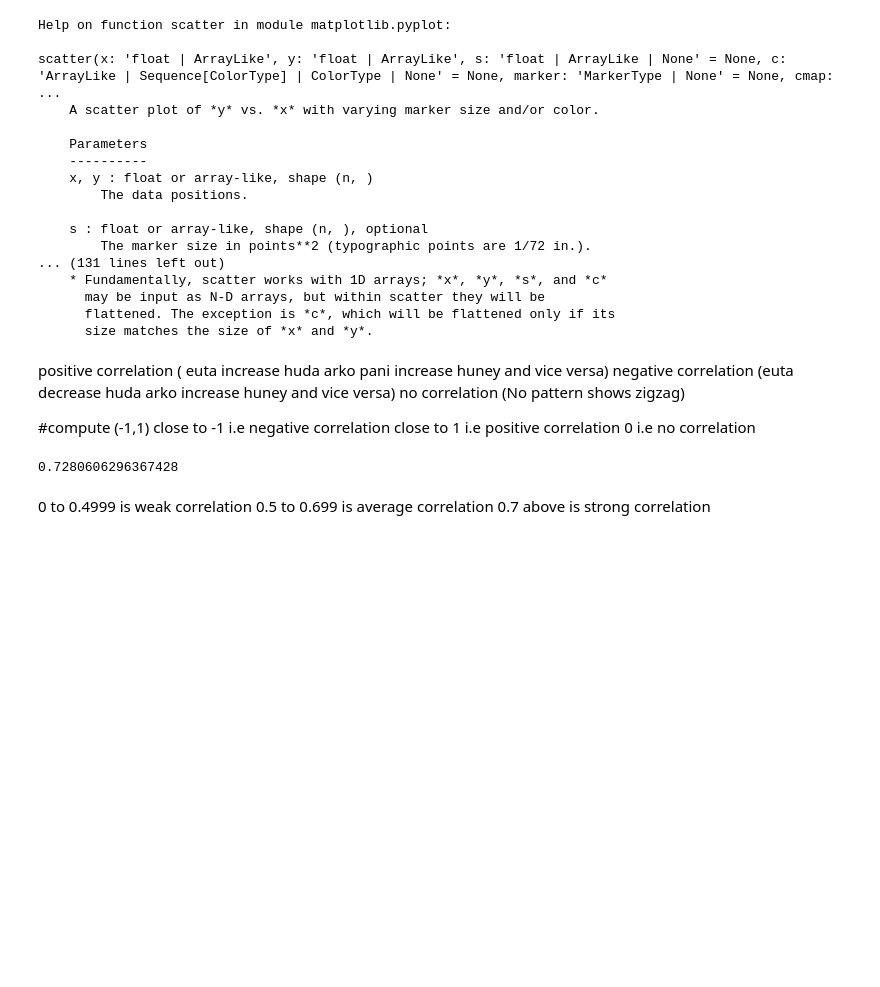
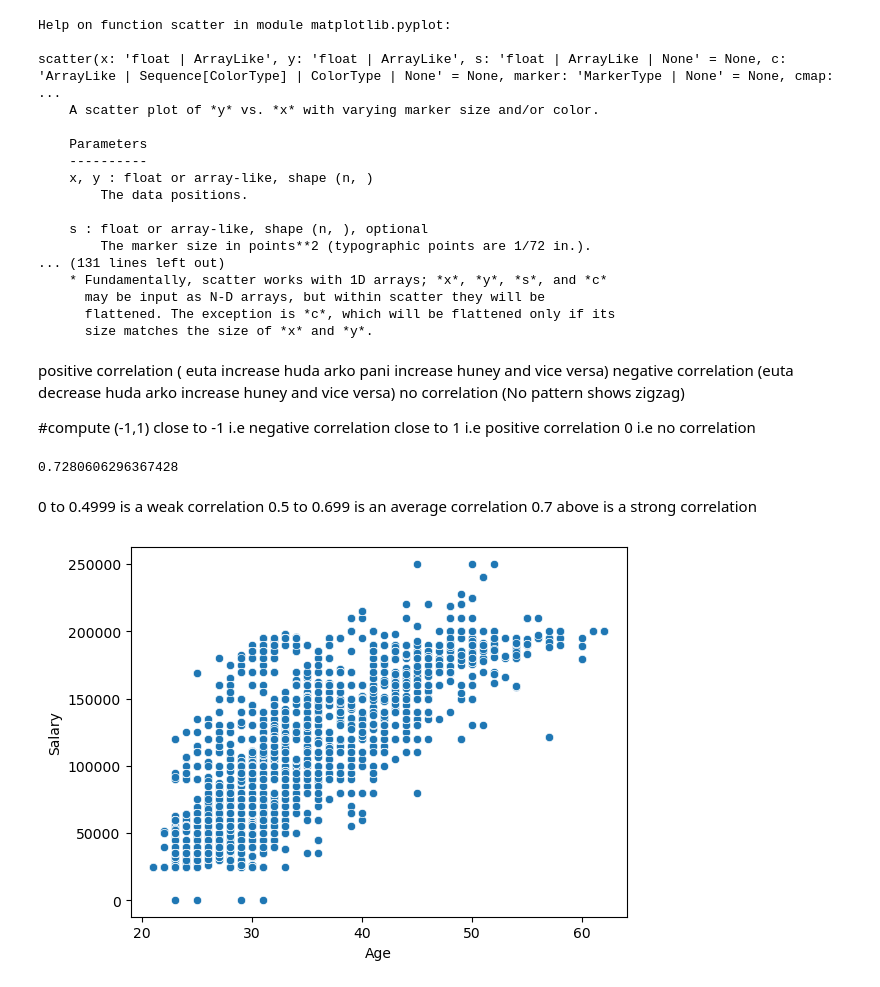
Before and after one commit to bindushahi/learn_data, a Jupyter notebook: numpypandas.ipynb, the cells around one changed output. Drawn from its saved outputs; the diff is of its cells as text; code cells hidden in the pictures; blank space fills up the shorter version.

```diff
--- a/numpypandas.ipynb
+++ b/numpypandas.ipynb
@@ -512,6 +511,12 @@ print(corage_salary)
 # %% [output]
 0.7280606296367428
 # %% [markdown]
-0 to 0.4999 is weak correlation
-0.5 to 0.699 is average correlation
-0.7 above is strong correlation
+0 to 0.4999 is a weak correlation
+0.5 to 0.699 is an average correlation
+0.7 above is a strong correlation
+# %%
+# sns.barplot(data=dataframe,y='Item',x='Sales')
+sns.scatterplot(data=df,x='Age',y='Salary')
+plt.show()
+# %% [output]
+[figure, added]
```
Also changed, not shown: parts of 5 cells of this notebook.
